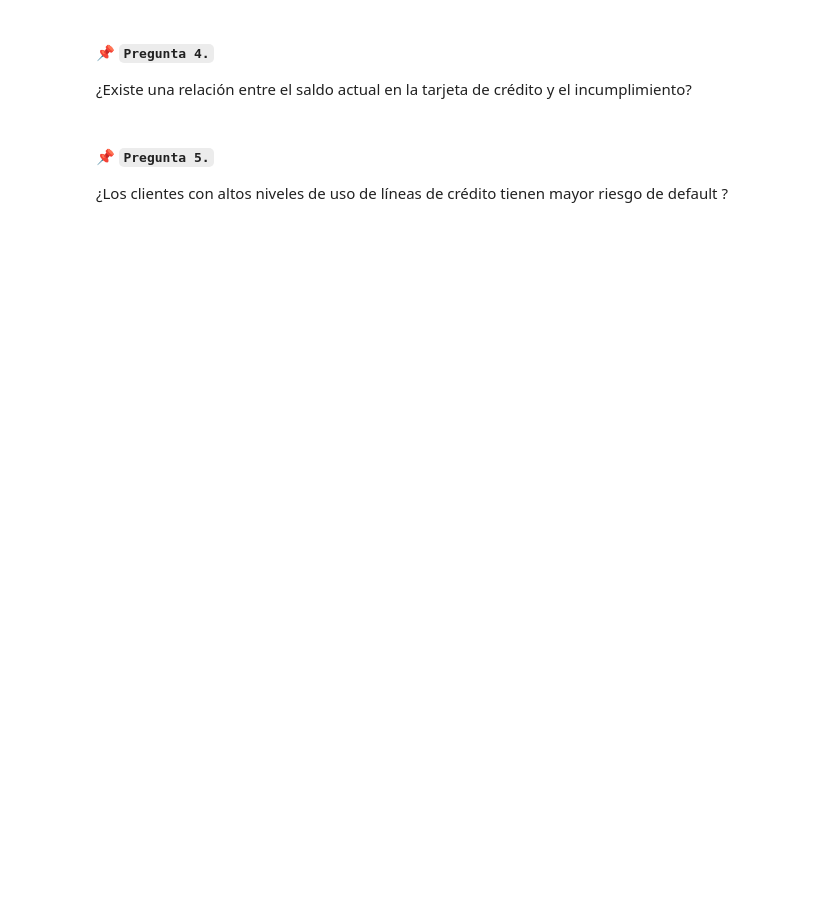
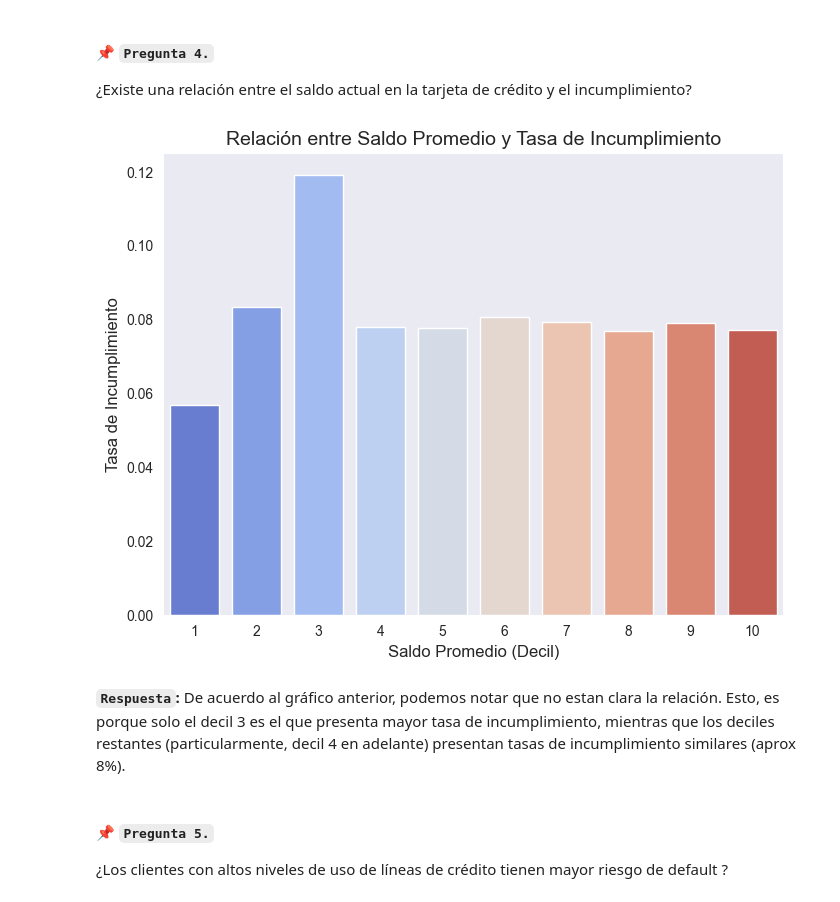
Before and after one commit to anmedinas/mds_bd, a Jupyter notebook: notebooks/04_Q&A.ipynb, the cells around one changed output. Drawn from its saved outputs; the diff is of its cells as text; code cells hidden in the pictures; blank space fills up the shorter version.

```diff
--- a/notebooks/04_Q&A.ipynb
+++ b/notebooks/04_Q&A.ipynb
@@ -82,3 +141,45 @@ preg_01
+# %%
+## Query
+preg_04 = pd.read_sql_query("""
+WITH credit_balance AS (
+  SELECT
+    SK_ID_CURR,
+    AVG(AMT_BALANCE) AS avg_balance
+  FROM credit_card_balance
+  GROUP BY SK_ID_CURR
+),
+balance_bins AS (
+  SELECT
+    a.SK_ID_CURR,
+    a.TARGET,
+    NTILE(10) OVER (ORDER BY c.avg_balance) AS balance_decile
+  FROM application_train a
+  LEFT JOIN credit_balance c ON a.SK_ID_CURR = c.SK_ID_CURR
+)
+SELECT
+  balance_decile,
+  COUNT(*) AS total_clients,
+  SUM(TARGET) AS total_defaults,
+  ROUND(SUM(TARGET) * 1.0 / COUNT(*), 4) AS default_rate
+FROM balance_bins
+GROUP BY balance_decile
+ORDER BY balance_decile;
+""", conn)
+# %%
+plt.figure(figsize=(8, 6))
+sns.barplot(
+    x = "balance_decile",
+    y = "default_rate",
+    data = preg_04,
+    palette = "coolwarm")
+plt.title("Relación entre Saldo Promedio y Tasa de Incumplimiento", fontsize = 14)
+plt.xlabel("Saldo Promedio (Decil)", fontsize = 12)
+plt.ylabel("Tasa de Incumplimiento", fontsize = 12)
+plt.show()
+# %% [output]
+[figure, added]
+# %% [markdown]
+**`Respuesta`:** De acuerdo al gráfico anterior, podemos notar que no estan clara la relación. Esto, es porque solo el decil 3 es el que presenta mayor tasa de incumplimiento, mientras que los deciles restantes (particularmente, decil 4 en adelante) presentan tasas de incumplimiento similares (aprox 8%).
 # %% [markdown]
 #### 📌 `Pregunta 5.`
 
```
Also changed, not shown: parts of 31 cells of this notebook, 2 other files.
